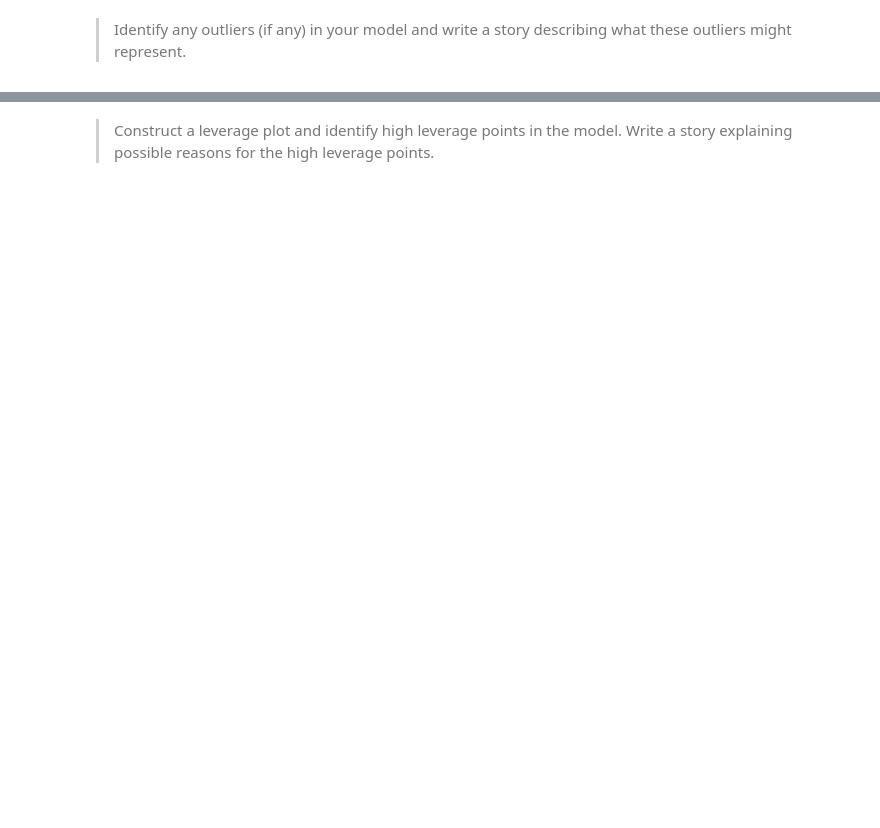
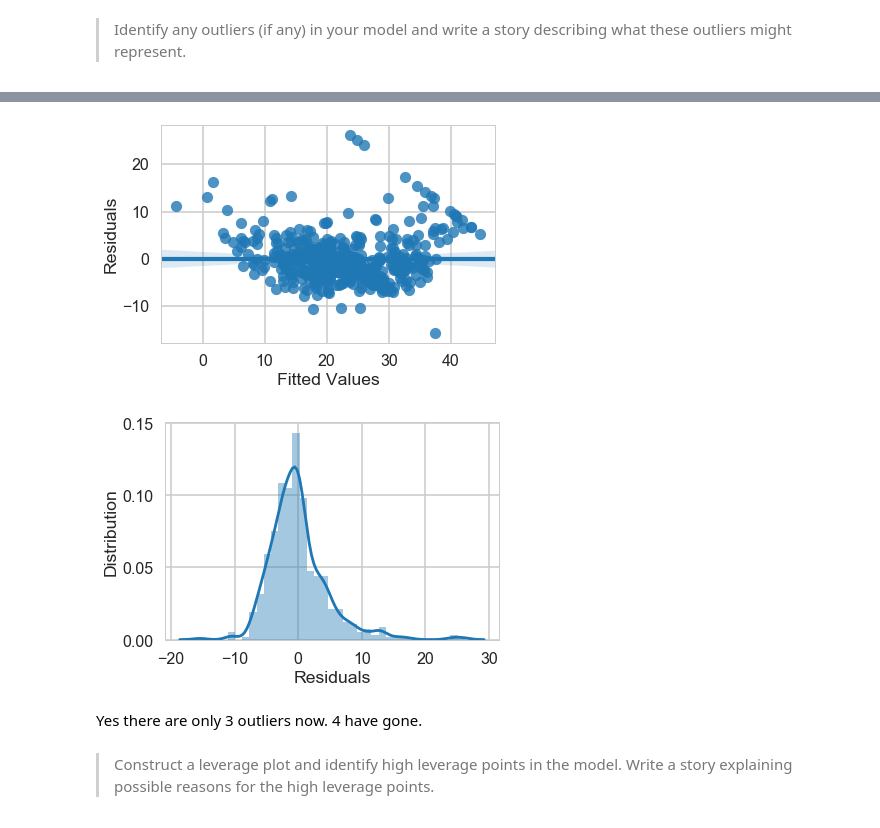
Before and after one commit to nicolechao/springboard-data-science, a Jupyter notebook: Mini Projects and Exercises/Linear Regression Boston Housing/Mini_Project_Linear_Regression.ipynb, the cells around one changed output, grey strips where cells are left out. Drawn from its saved outputs; the diff is of its cells as text; code cells hidden in the pictures; blank space fills up the shorter version.

```diff
--- a/Mini Projects and Exercises/Linear Regression Boston Housing/Mini_Project_Linear_Regression.ipynb
+++ b/Mini Projects and Exercises/Linear Regression Boston Housing/Mini_Project_Linear_Regression.ipynb
@@ -1054,0 +1107,4 @@ There are some other issues that are important investigate with linear regressio
+# %%
+bos['PRED_PRICE_BY_CRIM_RM_PTRATIO'] = m.fittedvalues
+bos['Residuals_CRIM_RM_PTRATIO'] = m.resid
+bos.describe()
@@ -1054,0 +1136,3 @@ There are some other issues that are important investigate with linear regressio
+# %%
+m_all = ols('PRICE ~ CRIM + ZN + INDUS + CHAS + NOX + RM + AGE + DIS + RAD + TAX + PTRATIO + B + LSTAT', bos).fit()
+print(m_all.summary())
@@ -1055,2 +1157,16 @@ There are some other issues that are important investigate with linear regressio
+# %%
+sns.regplot(m_all.fittedvalues, m_all.resid)
+plt.xlabel('Fitted Values')
+plt.ylabel('Residuals')
+plt.show()
+sns.distplot(m_all.resid)
+plt.xlabel('Residuals')
+plt.ylabel('Distribution')
+plt.show()
+# %% [output]
+[figure, added]
+[figure, added]
+# %% [markdown]
+Yes there are only 3 outliers now. 4 have gone.
 # %% [markdown]
 > Construct a leverage plot and identify high leverage points in the model. Write a story explaining possible reasons for the high leverage points.
```
Also changed, not shown: parts of 21 cells of this notebook.
